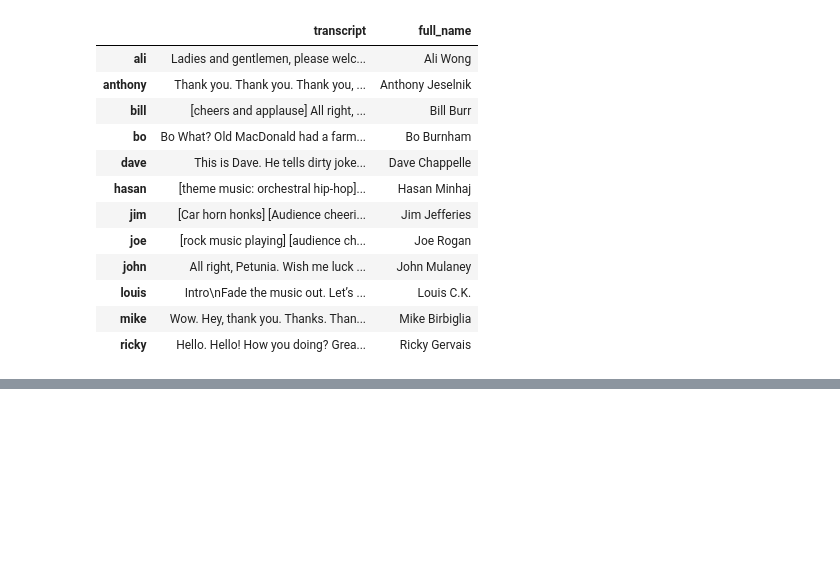
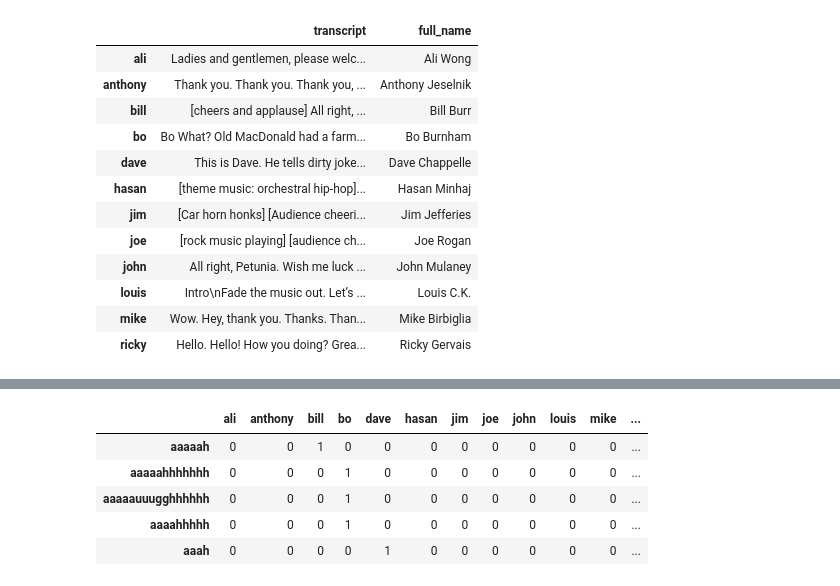
Before and after one commit to huajie06/jupyter-collection, a Jupyter notebook: NLP_Intro1.ipynb, the cells around one changed output, grey strips where cells are left out. Drawn from its saved outputs; the diff is of its cells as text; code cells hidden in the pictures; blank space fills up the shorter version.

```diff
--- a/NLP_Intro1.ipynb
+++ b/NLP_Intro1.ipynb
@@ -174,0 +276,10 @@ df.to_pickle("df.pkl")
+# %%
+data = data_dtm.transpose()
+data.head()
+# %% [output]
+|  | ali | anthony | bill | bo | dave | hasan | jim | joe | john | louis | mike | ... |
+| aaaaah | 0 | 0 | 1 | 0 | 0 | 0 | 0 | 0 | 0 | 0 | 0 | ... |
+| aaaaahhhhhhh | 0 | 0 | 0 | 1 | 0 | 0 | 0 | 0 | 0 | 0 | 0 | ... |
+| aaaaauuugghhhhhh | 0 | 0 | 0 | 1 | 0 | 0 | 0 | 0 | 0 | 0 | 0 | ... |
+| aaaahhhhh | 0 | 0 | 0 | 1 | 0 | 0 | 0 | 0 | 0 | 0 | 0 | ... |
+| aaah | 0 | 0 | 0 | 0 | 1 | 0 | 0 | 0 | 0 | 0 | 0 | ... |
```
Also changed, not shown: parts of 25 cells of this notebook, 2 other files.
